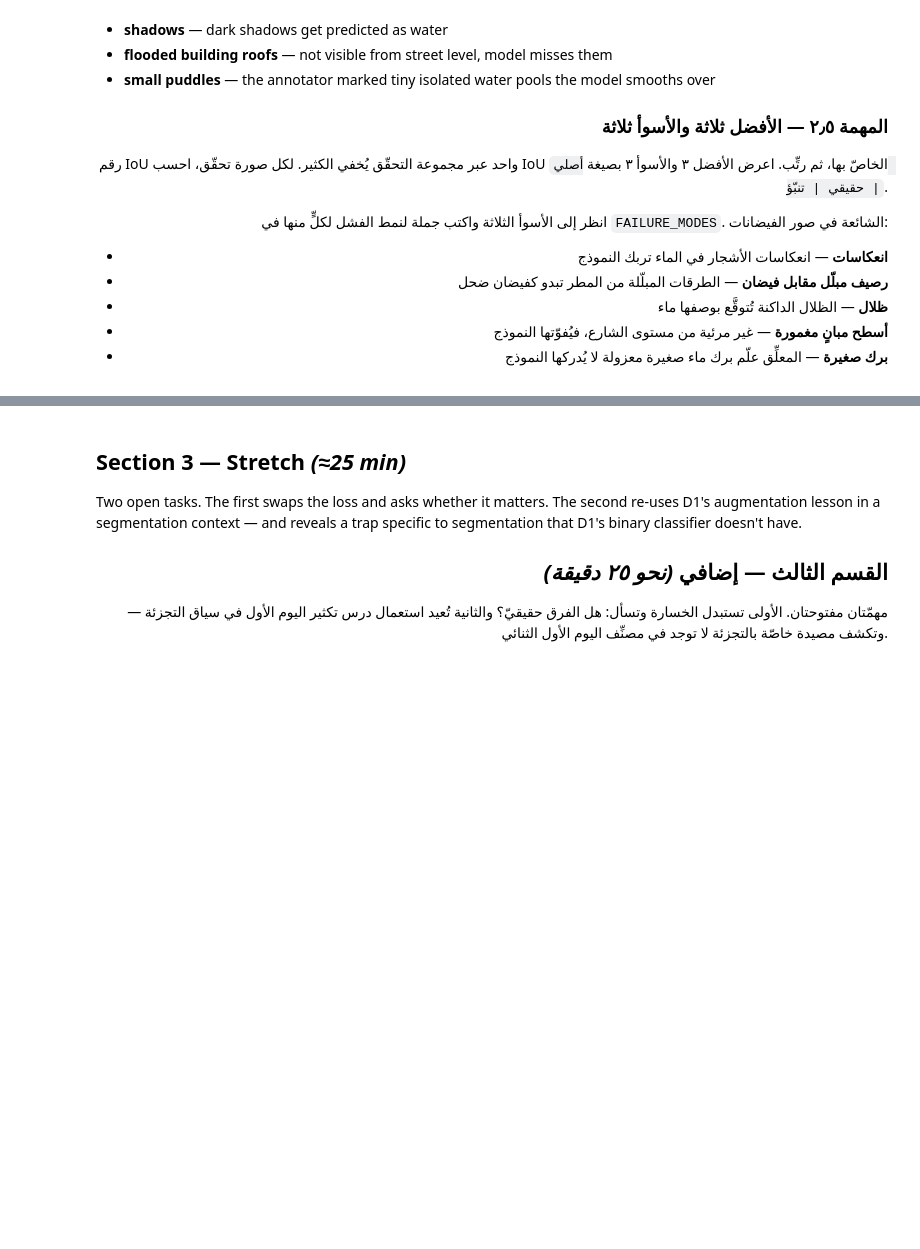
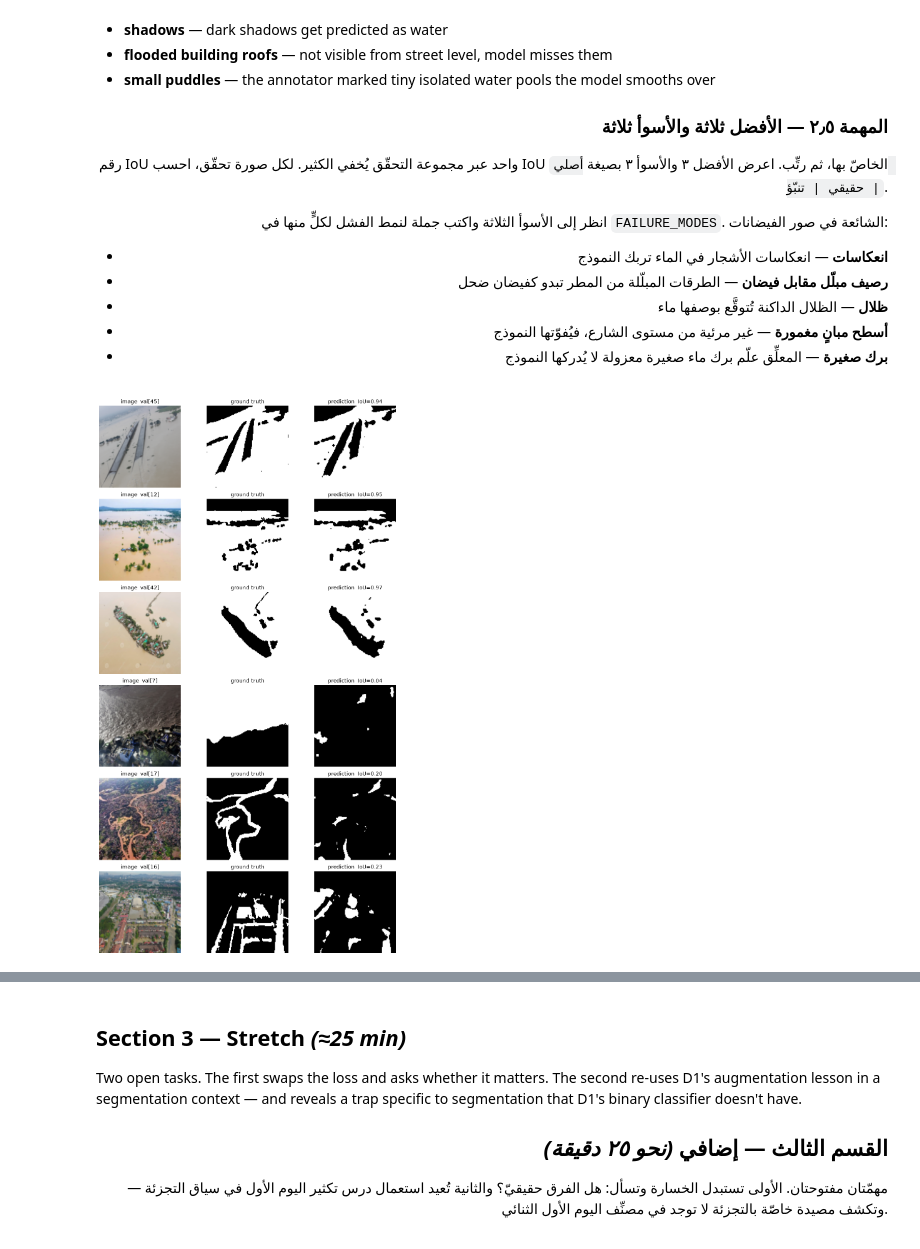
Before and after one commit to Khadijah2000/AIEP_Olo_student, a Jupyter notebook: week_4_cnn_finetuning/labs/D3_segmentation_unet/D3_segmentation_unet_blank.ipynb, the cells around one changed output, grey strips where cells are left out. Saved outputs shown, nothing was run; the diff lists cells and outputs as text; code cells hidden in the pictures; blank space fills up the shorter version.

Commit message:
Update Week 4 D3 segmentation results

```diff
--- a/week_4_cnn_finetuning/labs/D3_segmentation_unet/D3_segmentation_unet_blank.ipynb
+++ b/week_4_cnn_finetuning/labs/D3_segmentation_unet/D3_segmentation_unet_blank.ipynb
@@ -818,85 +816,75 @@ Look at the worst three and write a one-sentence failure mode for each in
 # 3) To un-normalise an image for display: img * std + mean, clip to [0,1].
 # 4) Fill FAILURE_MODES with one short reason per worst case.
 #
 # ١) كرِّر على `val_set` بلا تدرّجات، احسب IoU لكل صورة بـ`iou_score` على
 #    دفعة من ١، واجمع أزواج `(idx, iou)`.
 # ٢) رتِّب بـ`iou`؛ خذ `[:3]` و`[-3:]` للأسوأ والأفضل.
 # ٣) لإلغاء تطبيع الصورة للعرض: `img * std + mean`، واقتطع إلى [٠،١].
 # ٤) املأ `FAILURE_MODES` بسبب واحد قصير لكل حالة سيئة.
 # ────────────────────────────────────────────────────────────────────
 
+# Compute per-image IoU on the val set.
 # TODO: Build a list of (val_set_index, iou) tuples by running model one image at a time.
-# مهمة: ابنِ قائمة أزواج (val_set_index, iou) بتشغيل النموذج على صورة واحدة في المرّة.
+# مهمة: ابنِ قائمة أزواج `(val_set_index, iou)` بتشغيل النموذج على صورة واحدة في المرّة.
 
-iou_results = []
+ious = []
 
 model.eval()
 
 with torch.no_grad():
     for idx in range(len(val_set)):
-        image, mask = val_set[idx]
+        img, mask = val_set[idx]
 
-        x = image.unsqueeze(0).to(DEVICE)
-        y = mask.unsqueeze(0).to(DEVICE)
+        img = img.unsqueeze(0).to(DEVICE)
+        mask = mask.unsqueeze(0).to(DEVICE)
 
-        logits = model(x)
-        iou = iou_score(logits, y)
+        logits = model(img)
+        iou = iou_score(logits, mask)
 
-        iou_results.append((idx, iou))
+        ious.append((idx, iou))
 
-iou_results.sort(key=lambda x: x[1])
-
-worst_three = iou_results[:3]
-best_three = iou_results[-3:][::-1]
-
-print("Worst 3:", worst_three)
-print("Best 3:", best_three)
+best3 = sorted(ious, key=lambda x: x[1], reverse=True)[:3]
+worst3 = sorted(ious, key=lambda x: x[1])[:3]
 
 
-# Display best 3 and worst 3
-mean = torch.tensor(IMAGENET_MEAN).view(3, 1, 1)
-std = torch.tensor(IMAGENET_STD).view(3, 1, 1)
-
-selected = best_three + worst_three
-
-fig, axes = plt.subplots(6, 3, figsize=(12, 20))
-
-for row, (idx, iou) in enumerate(selected):
-    image, mask = val_set[idx]
-
-    x = image.unsqueeze(0).to(DEVICE)
-
-    with torch.no_grad():
-        logits = model(x)
-
-    pred = (torch.sigmoid(logits) >= 0.5).float()[0, 0].cpu().numpy()
-
-    display_image = (image * std + mean).clamp(0, 1).permute(1, 2, 0).numpy()
-    ground_truth = mask[0].numpy()
-
-    axes[row, 0].imshow(display_image)
-    axes[row, 0].set_title(f"Original | IoU: {iou:.4f}")
-
-    axes[row, 1].imshow(ground_truth, cmap="gray")
-    axes[row, 1].set_title("Ground Truth")
-
-    axes[row, 2].imshow(pred, cmap="gray")
-    axes[row, 2].set_title("Prediction")
-
-    for ax in axes[row]:
-        ax.axis("off")
-
-plt.tight_layout()
-plt.show()
+def un_normalise(t: torch.Tensor) -> np.ndarray:
+    """Reverse ImageNet normalisation on a (3, H, W) tensor for display."""
+    mean = torch.tensor(IMAGENET_MEAN).view(3, 1, 1)
+    std  = torch.tensor(IMAGENET_STD).view(3, 1, 1)
+    return (t.cpu() * std + mean).clamp(0, 1).permute(1, 2, 0).numpy()
 
 
-# TODO: One short reason per worst case, naming what you see in that image.
-# مهمة: جملة سبب قصيرة لكل حالة سيئة.
+def show_row(ax_row, idx, iou):
+    img, msk = val_set[idx]
+    with torch.no_grad():
+        pred = torch.sigmoid(model(img[None].to(DEVICE)))[0, 0].cpu() > 0.5
+    ax_row[0].imshow(un_normalise(img));           ax_row[0].set_title(f"image  val[{idx}]")
+    ax_row[1].imshow(msk[0], cmap="gray");         ax_row[1].set_title("ground truth")
+    ax_row[2].imshow(pred,   cmap="gray");         ax_row[2].set_title(f"prediction  IoU={iou:.2f}")
+    for ax in ax_row: ax.axis("off")
 
 
+fig, axes = plt.subplots(6, 3, figsize=(11, 18))
+for row, (idx, iou) in enumerate(best3[::-1]):
+    show_row(axes[row], idx, iou)
+    axes[row, 0].set_ylabel("BEST", fontsize=12, rotation=0, labelpad=30)
+for row, (idx, iou) in enumerate(worst3):
+    show_row(axes[row + 3], idx, iou)
+    axes[row + 3, 0].set_ylabel("WORST", fontsize=12, rotation=0, labelpad=30)
+plt.tight_layout(); plt.show()
+
+
+    # TODO: One short reason per worst case, naming what you see in that image.
+    # مهمة: جملة سبب قصيرة لكل حالة سيئة، تسمّي ما تراه في تلك الصورة.
+
 FAILURE_MODES = {
-    "7": "الصورة فيها فيضان بمساحة كبيرة، فالنموذج واجه صعوبة في تحديد حدود المياه بشكل صحيح.",
-    "17": "وجود الجبال مع المياه خلّى تحديد مناطق الفيضان أصعب على النموذج.",
-    "29": "وجود مساحات مسطحة مع المياه والمنطقة الموجودة في المنتصف سبّب لخبطة للنموذج في تحديد المياه."
+    "7": "الصورة فيها فيضان وحدوده غير واضحة، لذلك واجه النموذج صعوبة في تحديد منطقة المياه.",
+    "17": "وجود الجبال مع المياه جعل تحديد منطقة الفيضان أصعب على النموذج.",
+    "16": "حدود الفيضان غير واضحة، والنموذج يتنبأ بمناطق إضافية خارج منطقة المياه."
 }
+print(f"\nbest 3 IoU:  {[round(i, 2) for _, i in best3]}")
+print(f"worst 3 IoU: {[round(i, 2) for _, i in worst3]}")
+for k, v in FAILURE_MODES.items():
+    print(f"  {k}: {v[:70]}...")
 # %% [output]
+[figure, new version]
```
Also changed, not shown: parts of 9 cells of this notebook.
